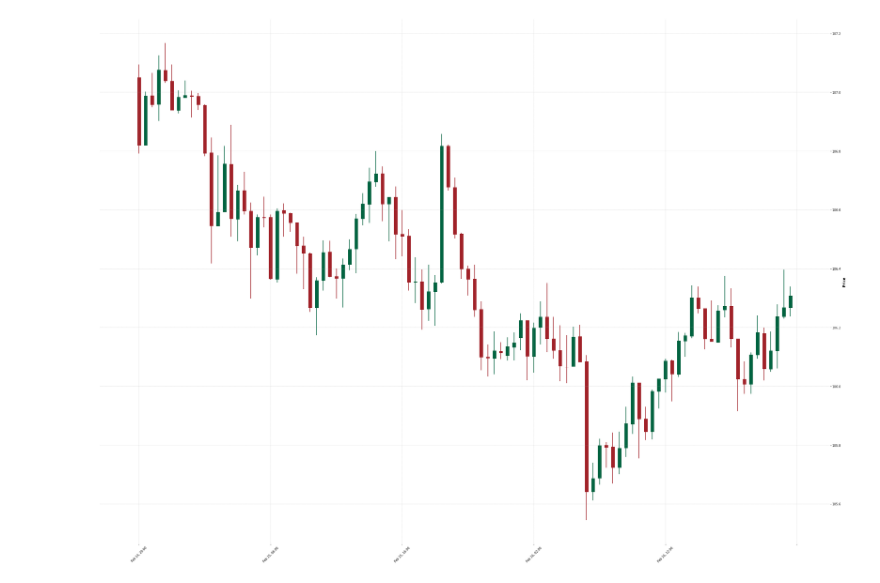
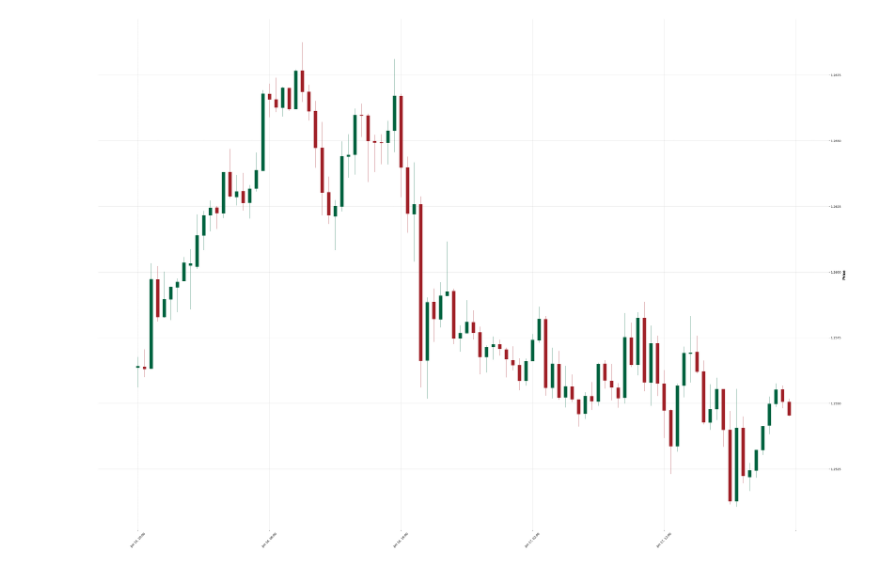
Before and after one commit to Mehrnoushhk/DeepLearning, a Jupyter notebook: PinAI.ipynb, the cells around one changed output. Cells and saved outputs as stored; diff of their text form; code cells hidden in the pictures.

```diff
--- a/PinAI.ipynb
+++ b/PinAI.ipynb
@@ -16,6 +9,5 @@ import pandas as pd
 # %%
 # Reading data
-url= 'https://raw.githubusercontent.com/Mehrnoushhk/DeepLearning/master/USDJPYm30.csv'
+url= 'https://raw.githubusercontent.com/Mehrnoushhk/DeepLearning/master/GBPUSDm30.csv'
 data= pd.read_csv(url)
 data.columns= ['Date', 'Time', 'Open', 'High', 'Low', 'Close', 'Volume']
-data.head(n= 5)
@@ -37,6 +22,7 @@ for i in range(0, data.shape[0]):
   c= int(temptext[8:])
   temptime= data.iloc[i, 1]
   h= int(temptime[:-3])
-  tempdate= datetime.datetime(year= a, month= b, day= c, hour= h, minute= 0, second= 0)
+  m= int(temptime[3:])
+  tempdate= datetime.datetime(year= a, month= b, day= c, hour= h, minute= m, second= 0)
   data.iloc[i,0]= tempdate
 # %% [output]
@@ -49,6 +47,6 @@ data.index= pd.to_datetime(data.index)
 # %%
 !pip install mplfinance
 import mplfinance as mpl
-mpl.plot(data.iloc[0:100,:], type= 'candle', style= 'charles', figscale= 6) # , savefig= '/content/Plots/fig01.png'
+mpl.plot(data.iloc[data.shape[0]-100: data.shape[0],:], type= 'candle', style= 'charles', figscale= 6) # , savefig= '/content/Plots/fig01.png'
 # %% [output]
 Collecting mplfinance
@@ -67 +65 @@ Successfully installed mplfinance-0.12.3a3
-[figure, old version]
+[figure, new version]
```
Also changed, not shown: parts of 18 cells of this notebook.
